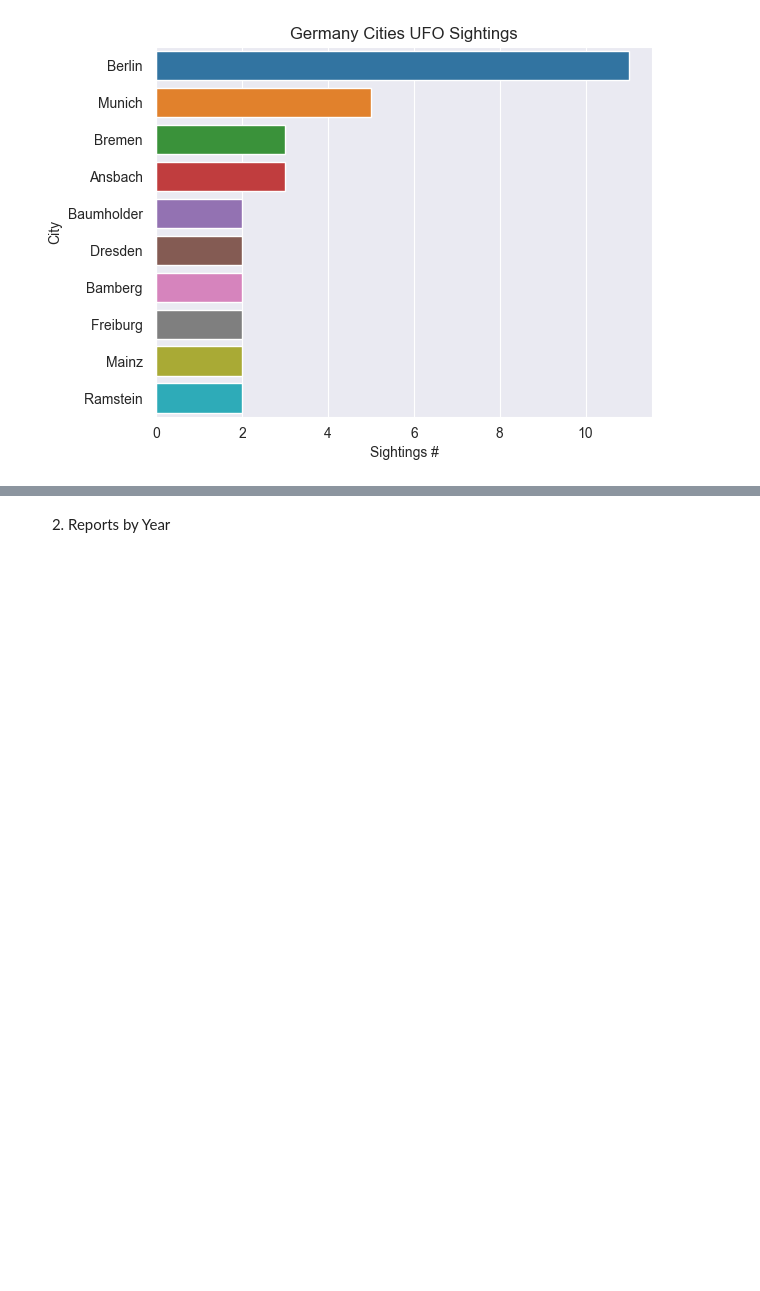
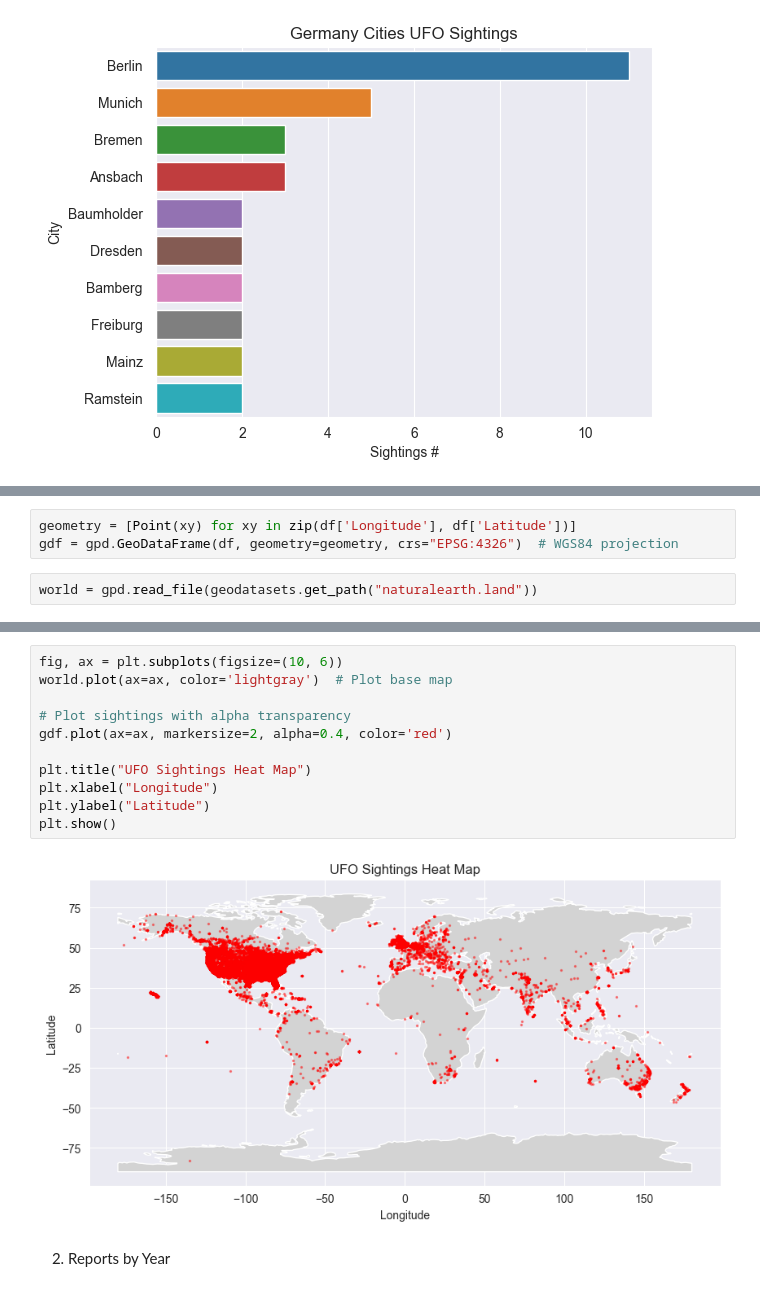
Before and after one commit to Barderus/UFO-Data-Analysis, a Jupyter notebook: analysis.ipynb, the cells around one changed output, grey strips where cells are left out. Cells and saved outputs as stored; diff of their text form; blank space fills up the shorter version.

Commit message:
Added a geographic heatmap to the visualization.

```diff
--- a/analysis.ipynb
+++ b/analysis.ipynb
@@ -283,0 +380,5 @@ plt.show()
+# %%
+geometry = [Point(xy) for xy in zip(df['Longitude'], df['Latitude'])]
+gdf = gpd.GeoDataFrame(df, geometry=geometry, crs="EPSG:4326")  # WGS84 projection
+# %%
+world = gpd.read_file(geodatasets.get_path("naturalearth.land"))
@@ -284,3 +387,16 @@ plt.show()
+# %%
+fig, ax = plt.subplots(figsize=(10, 6))
+world.plot(ax=ax, color='lightgray')  # Plot base map
+
+# Plot sightings with alpha transparency
+gdf.plot(ax=ax, markersize=2, alpha=0.4, color='red')
+
+plt.title("UFO Sightings Heat Map")
+plt.xlabel("Longitude")
+plt.ylabel("Latitude")
+plt.show()
+# %% [output]
+[figure, added]
 # %% [markdown]
 2. Reports by Year
 # %%
```
Also changed, not shown: parts of 19 cells of this notebook.
